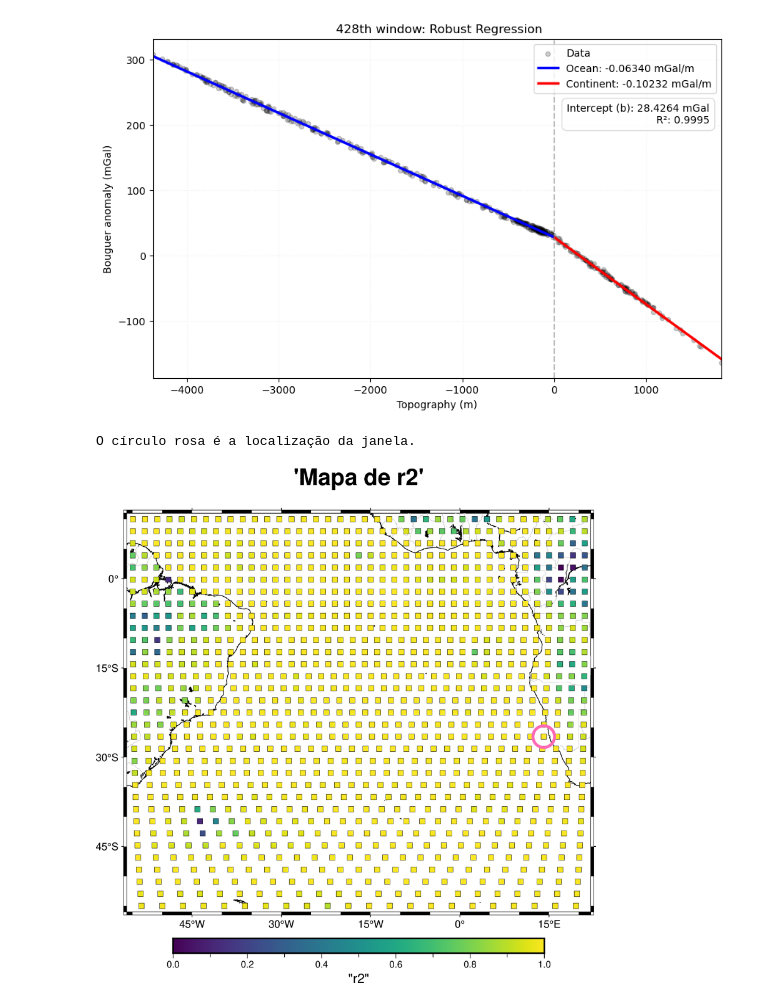
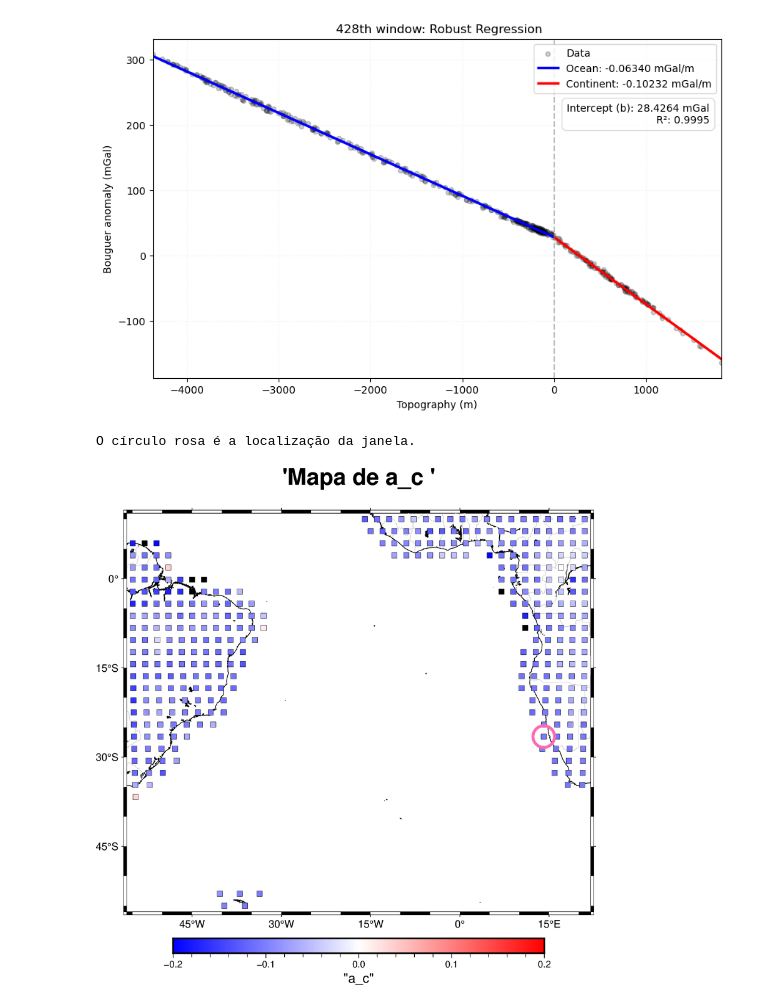
Before and after one commit to compgeolab/gravity-topography-regression, a Jupyter notebook: code/regression_windows_r2.ipynb, the cells around one changed output. Cells and saved outputs as stored; diff of their text form; code cells hidden in the pictures.

```diff
--- a/code/regression_windows_r2.ipynb
+++ b/code/regression_windows_r2.ipynb
@@ -229,23 +233,23 @@ r.plot_window_regression(i_wished_window, h_window, d_window, a_ocean_window, a_
 # %%
 
 lon_alvo = df_windows.loc[i_wished_window, 'longitude']
 lat_alvo = df_windows.loc[i_wished_window, 'latitude']
 
 # 2. Gerar o mapa base (ele retorna o objeto 'fig')
-fig = r.plot_parameters_map(df_windows, 'r2', v_range=[0, 1], step=0.01, cmap='viridis', reverse=False, projection = 'Q')
+fig = r.plot_parameters_map(df_windows, 'a_c', v_range=[-0.2, 0.2], step=0.01, cmap='polar', reverse=False, projection = 'Q')
 
 # 3. Desenhar um círculo de destaque sobre o mapa
 # Criamos um "efeito de borda" com dois círculos sobrepostos
 fig.plot(
     x=lon_alvo,
     y=lat_alvo,
     style='c0.7c',  # 'c' para circle, 0.7cm de tamanho
     pen='2.5p,hotpink' # Contorno branco grosso
 )
 
 print('O círculo rosa é a localização da janela.')
 print()
 fig.show()
 # %% [output]
 O círculo rosa é a localização da janela.
-[figure, old version]
+[figure, new version]
```
Also changed, not shown: parts of 24 cells of this notebook, 18 other files.
